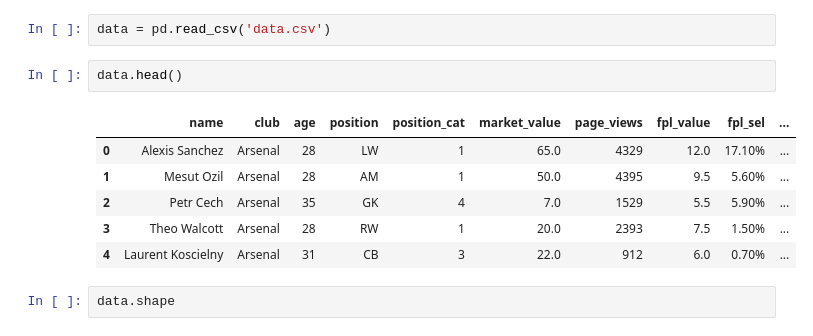
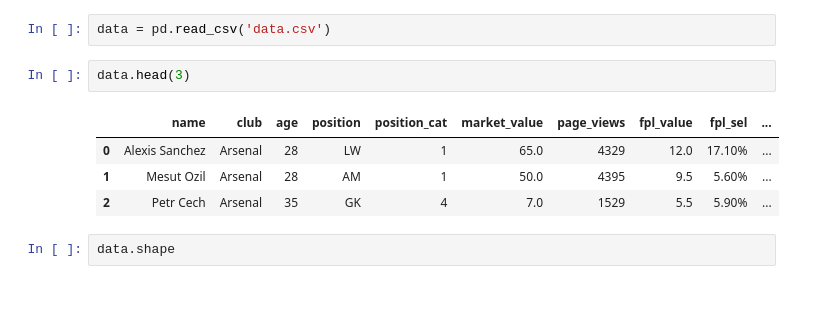
Before and after one commit to SimoCs/Soccer-Players-Recommendation-System, a Jupyter notebook: Soccer_Players_Recommendation_System_Using_Machine_Learning.ipynb, the cells around one changed output. Cells and saved outputs as stored; diff of their text form; blank space fills up the shorter version.

```diff
--- a/Soccer_Players_Recommendation_System_Using_Machine_Learning.ipynb
+++ b/Soccer_Players_Recommendation_System_Using_Machine_Learning.ipynb
@@ -22,14 +34,12 @@ from sklearn.decomposition import PCA
 # %%
 data = pd.read_csv('data.csv')
 # %%
-data.head()
+data.head(3)
 # %% [output]
 |  | name | club | age | position | position_cat | market_value | page_views | fpl_value | fpl_sel | ... |
 | 0 | Alexis Sanchez | Arsenal | 28 | LW | 1 | 65.0 | 4329 | 12.0 | 17.10% | ... |
 | 1 | Mesut Ozil | Arsenal | 28 | AM | 1 | 50.0 | 4395 | 9.5 | 5.60% | ... |
 | 2 | Petr Cech | Arsenal | 35 | GK | 4 | 7.0 | 1529 | 5.5 | 5.90% | ... |
-| 3 | Theo Walcott | Arsenal | 28 | RW | 1 | 20.0 | 2393 | 7.5 | 1.50% | ... |
-| 4 | Laurent Koscielny | Arsenal | 31 | CB | 3 | 22.0 | 912 | 6.0 | 0.70% | ... |
 # %%
 data.shape
 # %% [output]
```
Also changed, not shown: parts of 4 cells of this notebook, 1 other file.
